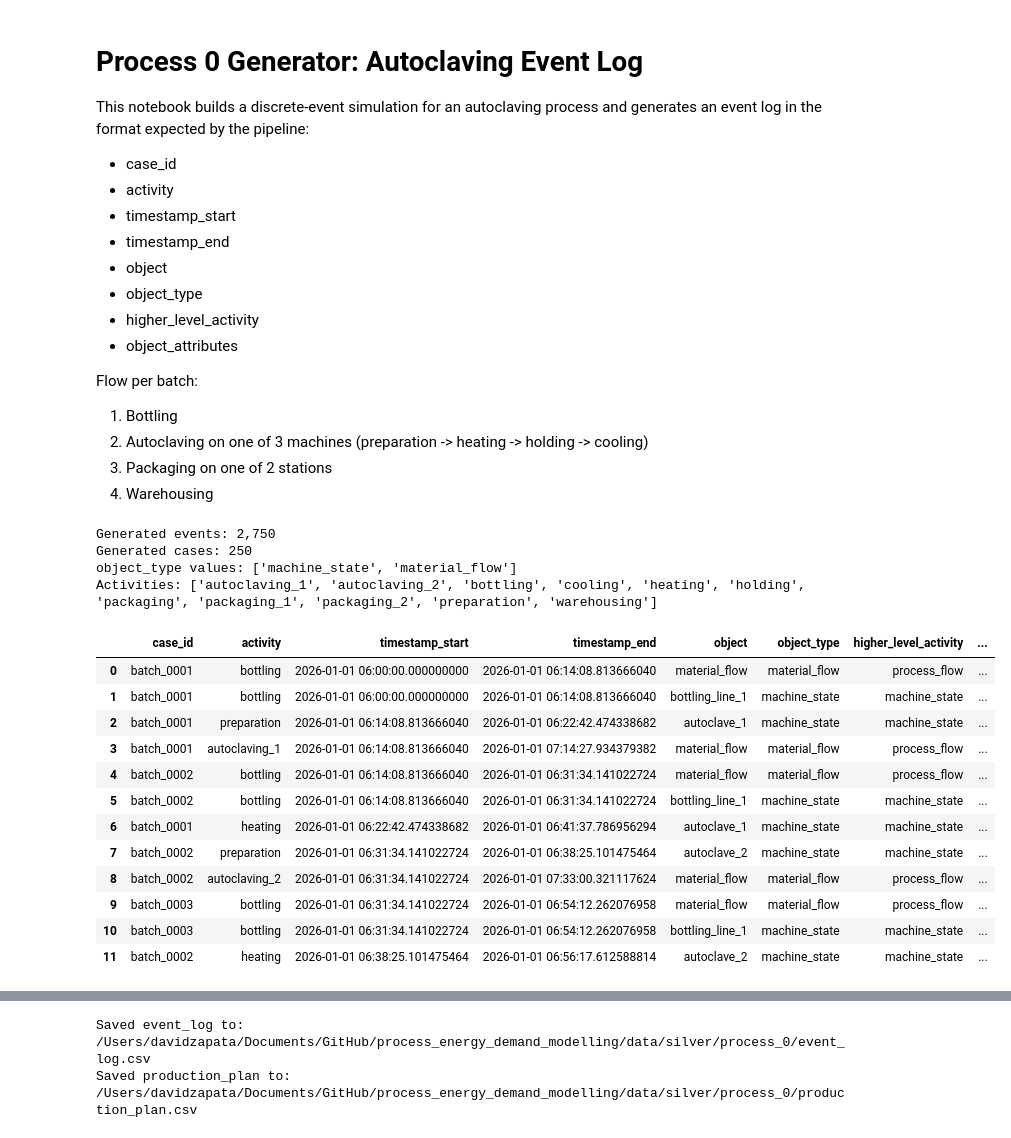
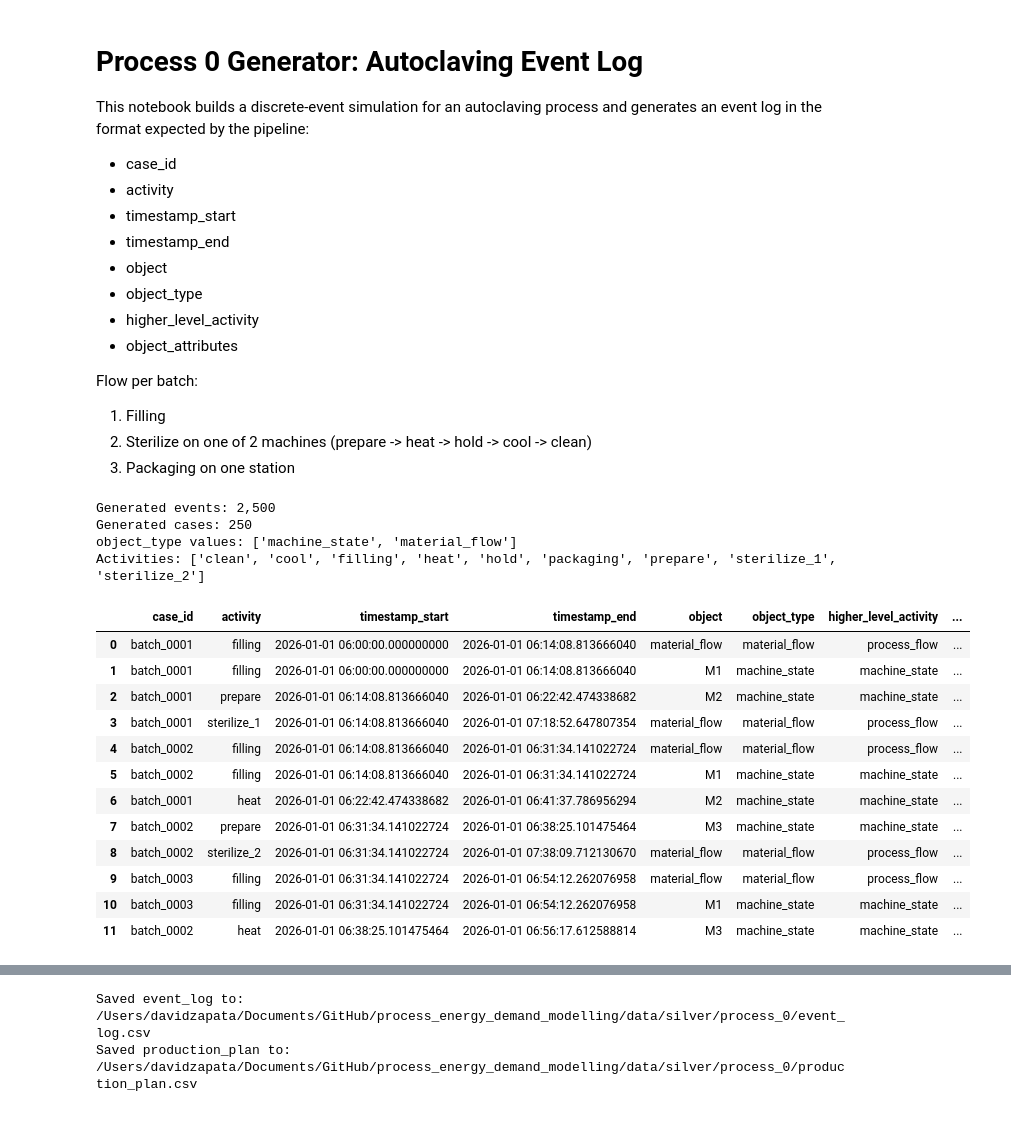
Before and after one commit to zapataunipaderborn/process_energy_demand_modelling, a Jupyter notebook: src/00_generate_process_0_autoclave_event_log.ipynb, the cells around one changed output, grey strips where cells are left out. Cells and saved outputs as stored; diff of their text form; code cells hidden in the pictures.

Commit message:
better process for explanations

```diff
--- a/src/00_generate_process_0_autoclave_event_log.ipynb
+++ b/src/00_generate_process_0_autoclave_event_log.ipynb
@@ -13,10 +13,9 @@ This notebook builds a discrete-event simulation for an autoclaving process and
 - object_attributes
 
 Flow per batch:
-1. Bottling
-2. Autoclaving on one of 3 machines (preparation -> heating -> holding -> cooling)
-3. Packaging on one of 2 stations
-4. Warehousing
+1. Filling
+2. Sterilize on one of 2 machines (prepare -> heat -> hold -> cool -> clean)
+3. Packaging on one station
 # %%
 import simpy
 import numpy as np
@@ -176,8 +165,7 @@ def batch_arrivals(env, n_batches, mean_interarrival, bottling, autoclaves, pack
 env = simpy.Environment()
 bottling = simpy.Resource(env, capacity=1)
 autoclaves = [simpy.Resource(env, capacity=1) for _ in range(2)]
-packaging_stations = [simpy.Resource(env, capacity=1) for _ in range(2)]
-warehouse = simpy.Resource(env, capacity=1)
+packaging_station = simpy.Resource(env, capacity=1)
 
 env.process(batch_arrivals(
     env=env,
@@ -185,8 +173,7 @@ env.process(batch_arrivals(
     mean_interarrival=MEAN_INTERARRIVAL_MIN,
     bottling=bottling,
     autoclaves=autoclaves,
-    packaging_stations=packaging_stations,
-    warehouse=warehouse,
+    packaging_station=packaging_station,
 ))
 
 env.run()
@@ -198,47 +185,47 @@ required_cols = [
     "case_id",
     "activity",
     "timestamp_start",
     "timestamp_end",
     "object",
     "object_type",
     "higher_level_activity",
     "object_attributes",
 ]
 event_log = event_log[required_cols].copy()
 
 production_plan = (
     event_log[event_log["object_type"] == "material_flow"]
     .sort_values(["case_id", "timestamp_start"])
     .groupby("case_id", as_index=False)
     .agg({
         "timestamp_start": "min",
         "object_attributes": "first",
     })
 )
 
 print(f"Generated events: {len(event_log):,}")
 print(f"Generated cases: {event_log['case_id'].nunique():,}")
 print("object_type values:", sorted(event_log["object_type"].unique().tolist()))
 print("Activities:", sorted(event_log['activity'].unique().tolist()))
 event_log.head(12)
 # %% [output]
-Generated events: 2,750
+Generated events: 2,500
 Generated cases: 250
 object_type values: ['machine_state', 'material_flow']
-Activities: ['autoclaving_1', 'autoclaving_2', 'bottling', 'cooling', 'heating', 'holding', 'packaging', 'packaging_1', 'packaging_2', 'preparation', 'warehousing']
+Activities: ['clean', 'cool', 'filling', 'heat', 'hold', 'packaging', 'prepare', 'sterilize_1', 'sterilize_2']
 |  | case_id | activity | timestamp_start | timestamp_end | object | object_type | higher_level_activity | ... |
-| 0 | batch_0001 | bottling | 2026-01-01 06:00:00.000000000 | 2026-01-01 06:14:08.813666040 | material_flow | material_flow | process_flow | ... |
-| 1 | batch_0001 | bottling | 2026-01-01 06:00:00.000000000 | 2026-01-01 06:14:08.813666040 | bottling_line_1 | machine_state | machine_state | ... |
-| 2 | batch_0001 | preparation | 2026-01-01 06:14:08.813666040 | 2026-01-01 06:22:42.474338682 | autoclave_1 | machine_state | machine_state | ... |
-| 3 | batch_0001 | autoclaving_1 | 2026-01-01 06:14:08.813666040 | 2026-01-01 07:14:27.934379382 | material_flow | material_flow | process_flow | ... |
-| 4 | batch_0002 | bottling | 2026-01-01 06:14:08.813666040 | 2026-01-01 06:31:34.141022724 | material_flow | material_flow | process_flow | ... |
-| 5 | batch_0002 | bottling | 2026-01-01 06:14:08.813666040 | 2026-01-01 06:31:34.141022724 | bottling_line_1 | machine_state | machine_state | ... |
-| 6 | batch_0001 | heating | 2026-01-01 06:22:42.474338682 | 2026-01-01 06:41:37.786956294 | autoclave_1 | machine_state | machine_state | ... |
-| 7 | batch_0002 | preparation | 2026-01-01 06:31:34.141022724 | 2026-01-01 06:38:25.101475464 | autoclave_2 | machine_state | machine_state | ... |
-| 8 | batch_0002 | autoclaving_2 | 2026-01-01 06:31:34.141022724 | 2026-01-01 07:33:00.321117624 | material_flow | material_flow | process_flow | ... |
-| 9 | batch_0003 | bottling | 2026-01-01 06:31:34.141022724 | 2026-01-01 06:54:12.262076958 | material_flow | material_flow | process_flow | ... |
-| 10 | batch_0003 | bottling | 2026-01-01 06:31:34.141022724 | 2026-01-01 06:54:12.262076958 | bottling_line_1 | machine_state | machine_state | ... |
-| 11 | batch_0002 | heating | 2026-01-01 06:38:25.101475464 | 2026-01-01 06:56:17.612588814 | autoclave_2 | machine_state | machine_state | ... |
+| 0 | batch_0001 | filling | 2026-01-01 06:00:00.000000000 | 2026-01-01 06:14:08.813666040 | material_flow | material_flow | process_flow | ... |
+| 1 | batch_0001 | filling | 2026-01-01 06:00:00.000000000 | 2026-01-01 06:14:08.813666040 | M1 | machine_state | machine_state | ... |
+| 2 | batch_0001 | prepare | 2026-01-01 06:14:08.813666040 | 2026-01-01 06:22:42.474338682 | M2 | machine_state | machine_state | ... |
+| 3 | batch_0001 | sterilize_1 | 2026-01-01 06:14:08.813666040 | 2026-01-01 07:18:52.647807354 | material_flow | material_flow | process_flow | ... |
+| 4 | batch_0002 | filling | 2026-01-01 06:14:08.813666040 | 2026-01-01 06:31:34.141022724 | material_flow | material_flow | process_flow | ... |
+| 5 | batch_0002 | filling | 2026-01-01 06:14:08.813666040 | 2026-01-01 06:31:34.141022724 | M1 | machine_state | machine_state | ... |
+| 6 | batch_0001 | heat | 2026-01-01 06:22:42.474338682 | 2026-01-01 06:41:37.786956294 | M2 | machine_state | machine_state | ... |
+| 7 | batch_0002 | prepare | 2026-01-01 06:31:34.141022724 | 2026-01-01 06:38:25.101475464 | M3 | machine_state | machine_state | ... |
+| 8 | batch_0002 | sterilize_2 | 2026-01-01 06:31:34.141022724 | 2026-01-01 07:38:09.712130670 | material_flow | material_flow | process_flow | ... |
+| 9 | batch_0003 | filling | 2026-01-01 06:31:34.141022724 | 2026-01-01 06:54:12.262076958 | material_flow | material_flow | process_flow | ... |
+| 10 | batch_0003 | filling | 2026-01-01 06:31:34.141022724 | 2026-01-01 06:54:12.262076958 | M1 | machine_state | machine_state | ... |
+| 11 | batch_0002 | heat | 2026-01-01 06:38:25.101475464 | 2026-01-01 06:56:17.612588814 | M3 | machine_state | machine_state | ... |
 # %%
 display(event_log.sample(10, random_state=RANDOM_SEED).sort_values("timestamp_start"))
 display(event_log.groupby(["object", "activity"]).size().rename("n_events").reset_index().head(20))
```
Also changed, not shown: parts of 15 cells of this notebook.
